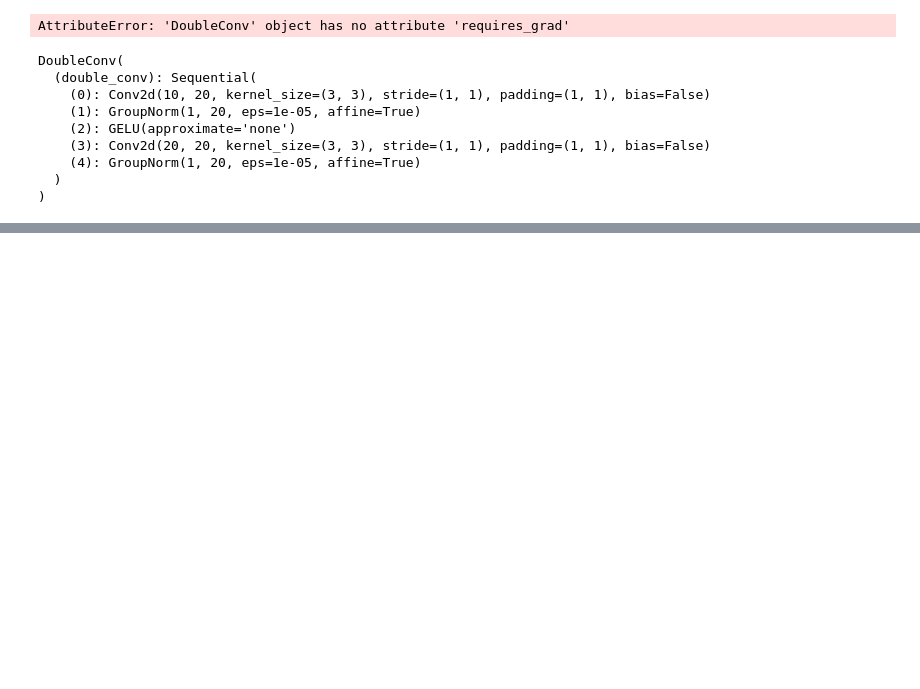
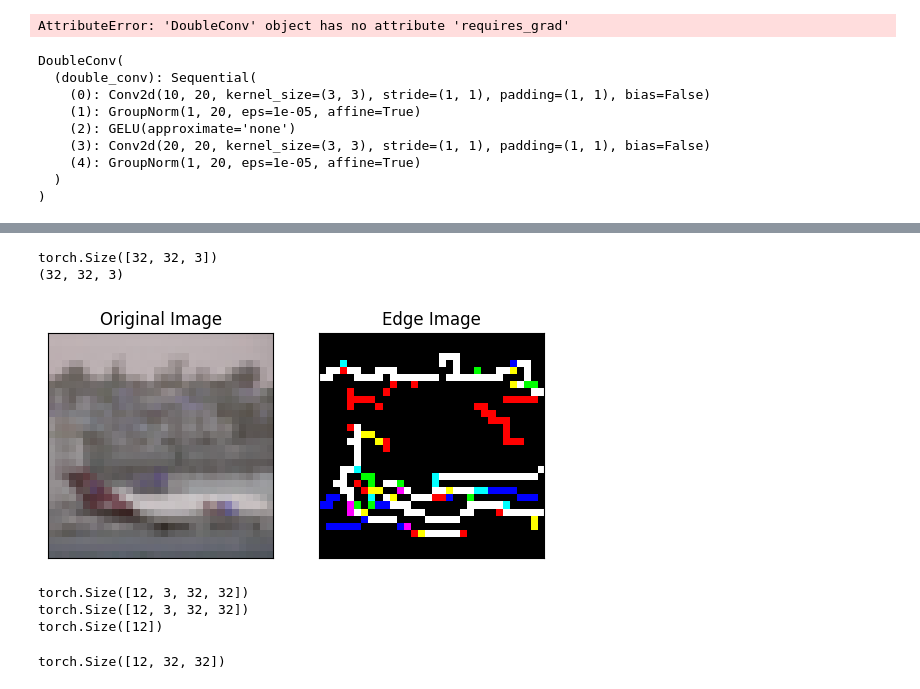
Before and after one commit to jiarong15/diffusion_impl, a Jupyter notebook: test.ipynb, the cells around one changed output, grey strips where cells are left out. Drawn from its saved outputs; the diff is of its cells as text; code cells hidden in the pictures; blank space fills up the shorter version.

```diff
--- a/test.ipynb
+++ b/test.ipynb
@@ -392,0 +494,73 @@ a.pop()
+# %%
+import cv2 as cv
+from matplotlib import pyplot as plt
+import numpy
+
+for imgggg in load_dataset("uoft-cs/cifar10")['train']['img']:
+
+    new_img = numpy.asarray(imgggg)
+    (B, G, R) = cv2.split(new_img)
+
+    gray = cv.cvtColor(new_img, cv.COLOR_BGR2GRAY)
+
+    # edges_new = cv.Canny(gray,100,200)
+
+    B_cny = cv2.Canny(B, 100, 200)
+    G_cny = cv2.Canny(G, 100, 200)
+    R_cny = cv2.Canny(R, 100, 200)
+
+    edges_new = cv2.merge([B_cny, G_cny, R_cny])
+    # edges_new = np.transpose(edges_new, (2, 0, 1))
+    print(torch.tensor(edges_new).shape)
+
+    im_rgb = cv.cvtColor(new_img, cv.COLOR_BGR2RGB)
+    print(im_rgb.shape)
+    plt.subplot(121),plt.imshow(im_rgb,cmap = 'Blues')
+    plt.title('Original Image'), plt.xticks([]), plt.yticks([])
+
+    plt.subplot(122),plt.imshow(edges_new, cmap = 'bone')
+    plt.title('Edge Image'), plt.xticks([]), plt.yticks([])
+    break
+# %% [output]
+torch.Size([32, 32, 3])
+(32, 32, 3)
+[figure, added]
+# %%
+ds = load_dataset("uoft-cs/cifar10")
+
+def get_canny_edges(PILimg):
+    trans_img = numpy.asarray(PILimg)
+
+    (B, G, R) = cv2.split(trans_img)
+    B_cny = cv2.Canny(B, 100, 200)
+    G_cny = cv2.Canny(G, 100, 200)
+    R_cny = cv2.Canny(R, 100, 200)
+    edges = cv2.merge([B_cny, G_cny, R_cny])
+    edges = np.transpose(edges, (2, 0, 1))
+    return edges
+
+transform = transforms.Compose([transforms.ToTensor()])
+tensor_x = torch.stack(list(map(lambda PILimg: transform(PILimg), ds['train']['img'])))
+tensor_y = torch.LongTensor(ds['train']['label'])
+tensor_z = torch.stack(list(map(lambda PILimg: torch.tensor(get_canny_edges(PILimg)), ds['train']['img'])))
+
+my_dataset = TensorDataset(tensor_x, tensor_y, tensor_z) # create your datset
+my_dataloader = DataLoader(my_dataset,
+                           batch_size=12,
+                           shuffle=True)
+
+
+for i, (images, labels, edges) in enumerate(my_dataloader):
+    print(images.shape)
+    print(edges.shape)
+    print(labels.shape)
+
+    break
+# %% [output]
+torch.Size([12, 3, 32, 32])
+torch.Size([12, 3, 32, 32])
+torch.Size([12])
+# %%
+torch.randn(12,32,32).shape
+# %% [output]
+torch.Size([12, 32, 32])
```
Also changed, not shown: parts of 11 cells of this notebook, 8 other files.
